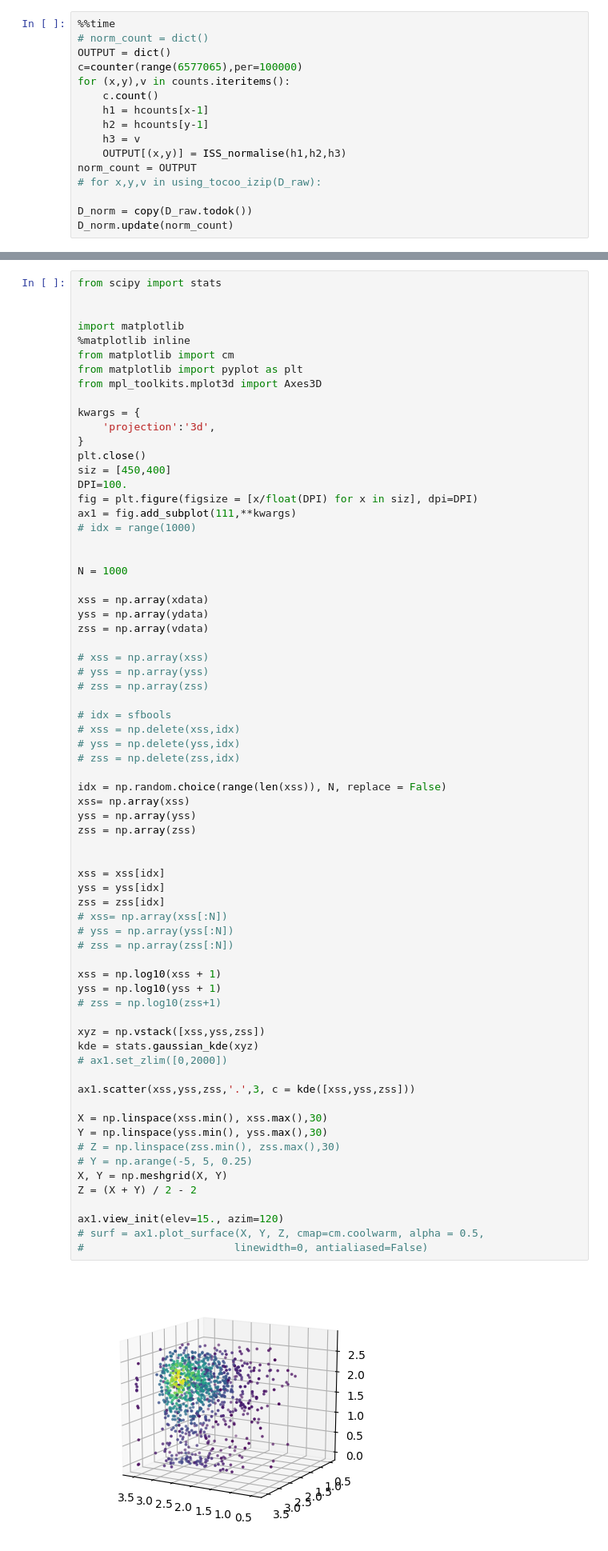
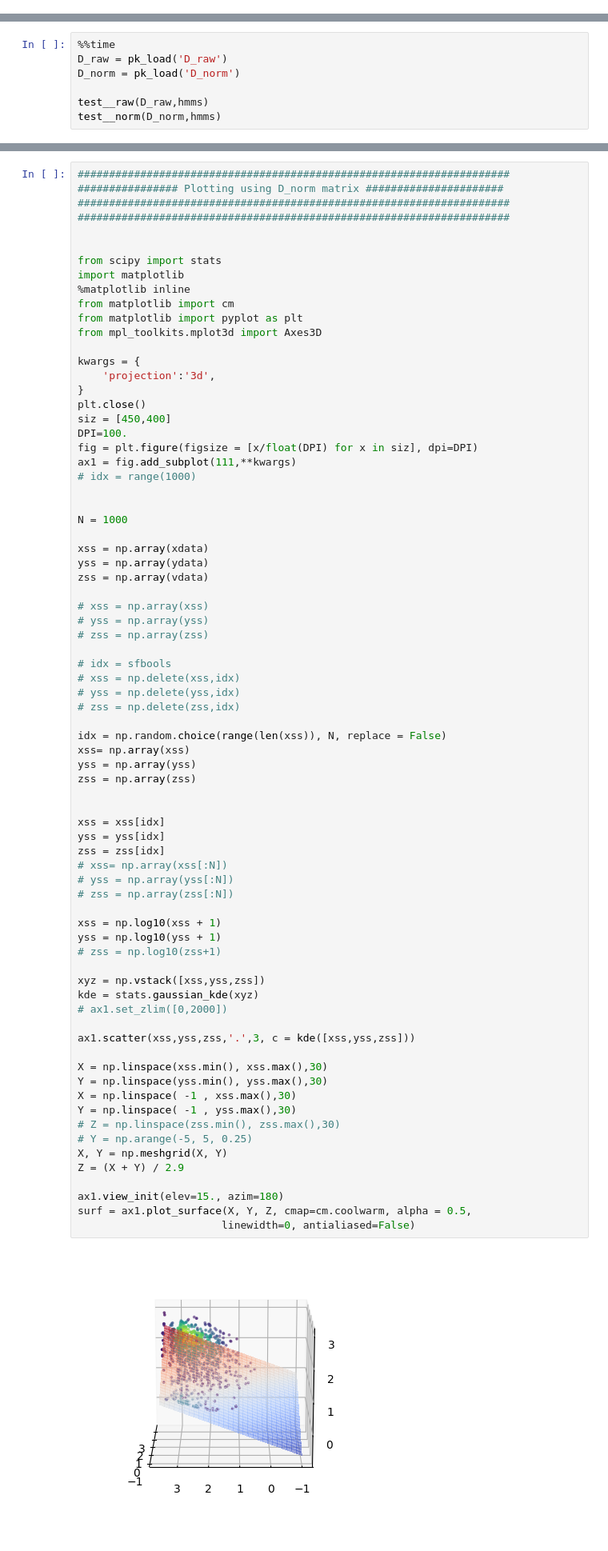
Before and after one commit to CATH-summer-2017/django_CATH, a Jupyter notebook: dbscript/clean.ipynb, the cells around one changed output, grey strips where cells are left out. Shown at 80% size. Cells and saved outputs as stored; diff of their text form.

Commit message:
improved norm and inserting ISShits

```diff
--- a/dbscript/clean.ipynb
+++ b/dbscript/clean.ipynb
@@ -61,16 +40,0 @@ Wall time: 482 ms
-# %%
-%%time
-# norm_count = dict()
-OUTPUT = dict()
-c=counter(range(6577065),per=100000)
-for (x,y),v in counts.iteritems():
-    c.count()
-    h1 = hcounts[x-1]
-    h2 = hcounts[y-1]
-    h3 = v
-    OUTPUT[(x,y)] = ISS_normalise(h1,h2,h3)
-norm_count = OUTPUT
-# for x,y,v in using_tocoo_izip(D_raw):
-
-D_norm = copy(D_raw.todok())
-D_norm.update(norm_count)
@@ -101,0 +41,7 @@ Wall time: 15.9 s
+# %%
+%%time
+D_raw = pk_load('D_raw')
+D_norm = pk_load('D_norm')
+
+test__raw(D_raw,hmms)
+test__norm(D_norm,hmms)
@@ -127,7 +87,11 @@ Wall time: 8.38 s
 # %%
-from scipy import stats
+#####################################################################
+################ Plotting using D_norm matrix ######################
+#####################################################################
+#####################################################################
 
 
+from scipy import stats
 import matplotlib
 %matplotlib inline
 from matplotlib import cm
@@ -163,35 +127,37 @@ zss = np.array(vdata)
 idx = np.random.choice(range(len(xss)), N, replace = False)
 xss= np.array(xss)
 yss = np.array(yss)
 zss = np.array(zss)
 
 
 xss = xss[idx]
 yss = yss[idx]
 zss = zss[idx]
 # xss= np.array(xss[:N])
 # yss = np.array(yss[:N])
 # zss = np.array(zss[:N])
 
 xss = np.log10(xss + 1)
 yss = np.log10(yss + 1)
 # zss = np.log10(zss+1)
 
 xyz = np.vstack([xss,yss,zss])
 kde = stats.gaussian_kde(xyz)
 # ax1.set_zlim([0,2000])
 
 ax1.scatter(xss,yss,zss,'.',3, c = kde([xss,yss,zss]))
 
 X = np.linspace(xss.min(), xss.max(),30)
 Y = np.linspace(yss.min(), yss.max(),30)
+X = np.linspace( -1 , xss.max(),30)
+Y = np.linspace( -1 , yss.max(),30)
 # Z = np.linspace(zss.min(), zss.max(),30)
 # Y = np.arange(-5, 5, 0.25)
 X, Y = np.meshgrid(X, Y)
-Z = (X + Y) / 2 - 2
+Z = (X + Y) / 2.9
 
-ax1.view_init(elev=15., azim=120)
-# surf = ax1.plot_surface(X, Y, Z, cmap=cm.coolwarm, alpha = 0.5,
-#                        linewidth=0, antialiased=False)
+ax1.view_init(elev=15., azim=180)
+surf = ax1.plot_surface(X, Y, Z, cmap=cm.coolwarm, alpha = 0.5,
+                       linewidth=0, antialiased=False)
 # %% [output]
-[figure, old version]
+[figure, new version]
```
Also changed, not shown: parts of 18 cells of this notebook, 3 other files.
